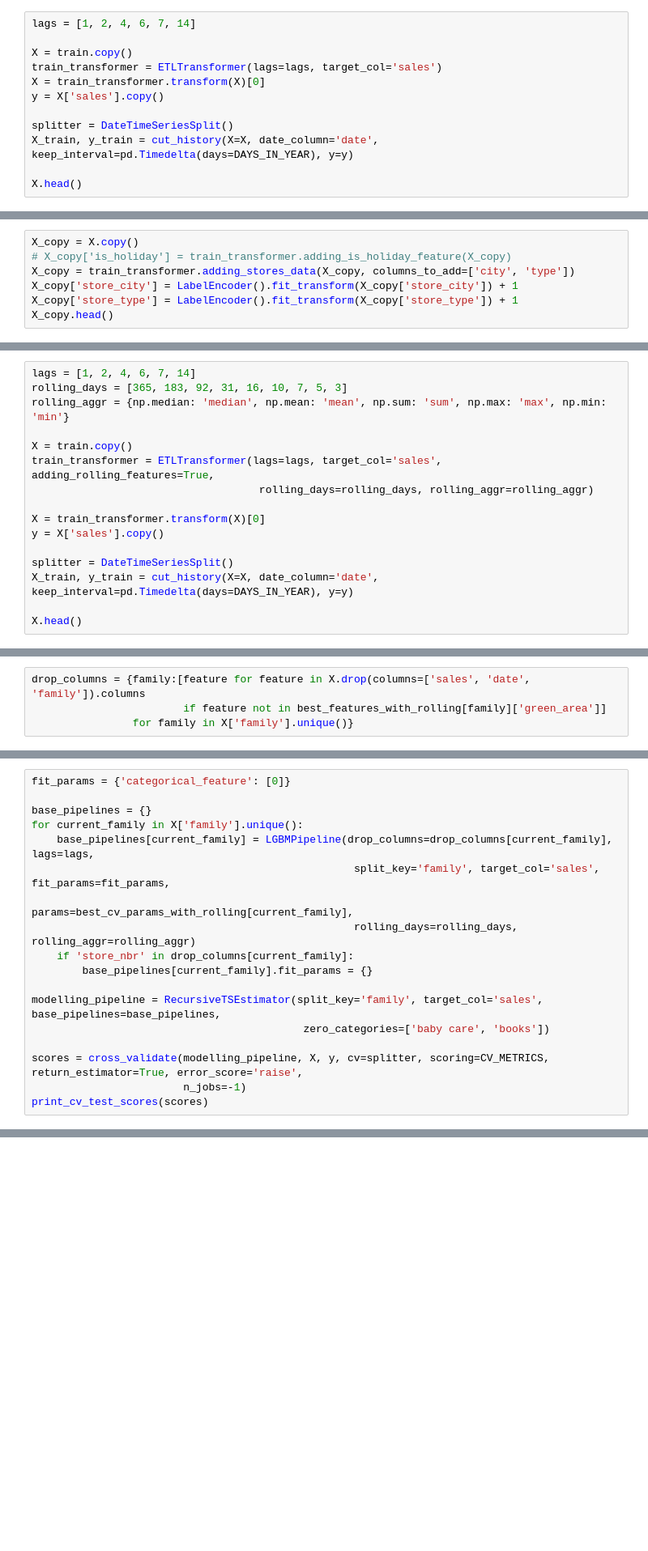
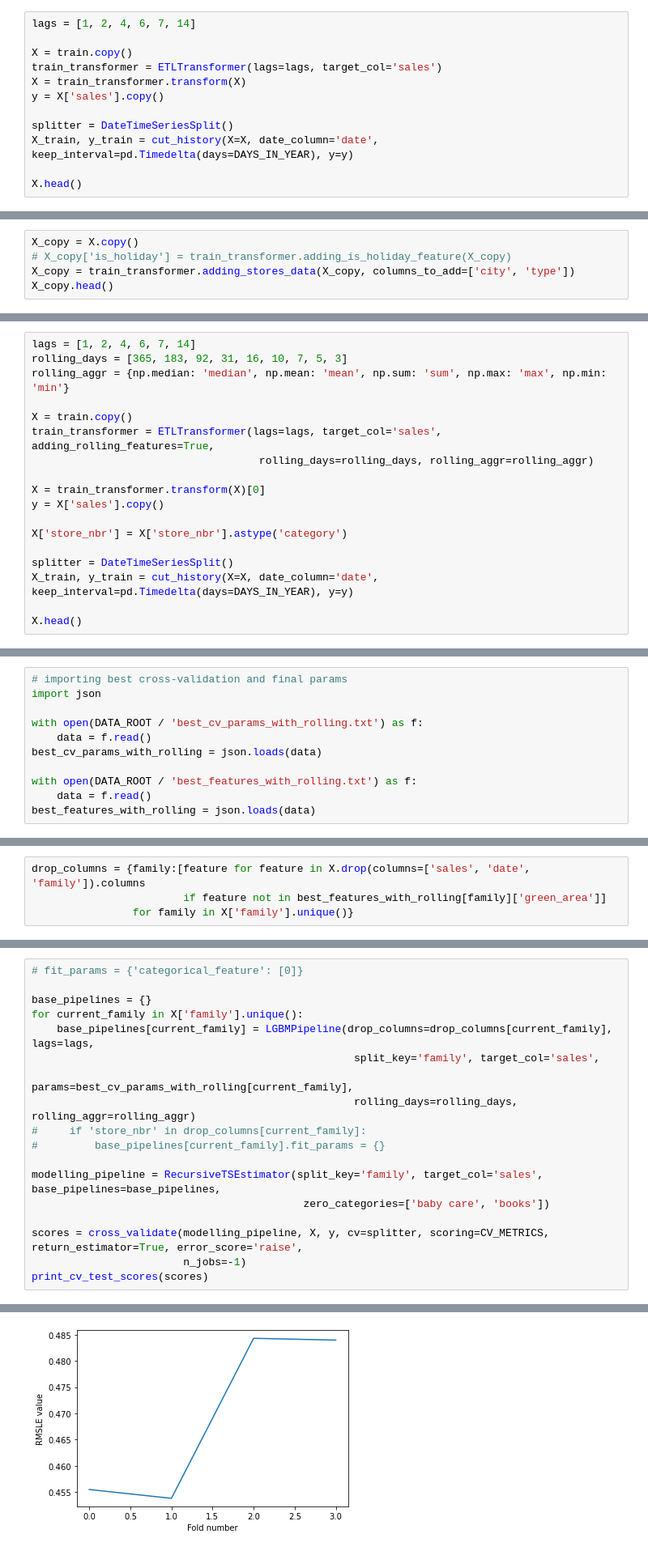
Before and after one commit to nikitastruhalsky/mentorship_EPAM, a Jupyter notebook: notebooks/kaggle/store-sales-time-series-forecasting/experiments/LightGBM.ipynb, the cells around one changed output, grey strips where cells are left out. Shown at 81% size. Drawn from its saved outputs; the diff is of its cells as text; blank space fills up the shorter version.

```diff
--- a/notebooks/kaggle/store-sales-time-series-forecasting/experiments/LightGBM.ipynb
+++ b/notebooks/kaggle/store-sales-time-series-forecasting/experiments/LightGBM.ipynb
@@ -141,7 +191,7 @@ lags = [1, 2, 4, 6, 7, 14]
 
 X = train.copy()
 train_transformer = ETLTransformer(lags=lags, target_col='sales')
-X = train_transformer.transform(X)[0]
+X = train_transformer.transform(X)
 y = X['sales'].copy()
 
 splitter = DateTimeSeriesSplit()
@@ -387,6 +472,4 @@ make_submission_file(test_data, final_modelling_pipeline, 'optuna_LGBM_and_linre
 X_copy = X.copy()
 # X_copy['is_holiday'] = train_transformer.adding_is_holiday_feature(X_copy)
 X_copy = train_transformer.adding_stores_data(X_copy, columns_to_add=['city', 'type'])
-X_copy['store_city'] = LabelEncoder().fit_transform(X_copy['store_city']) + 1
-X_copy['store_type'] = LabelEncoder().fit_transform(X_copy['store_type']) + 1
 X_copy.head()
@@ -449,6 +544,8 @@ train_transformer = ETLTransformer(lags=lags, target_col='sales', adding_rolling
 X = train_transformer.transform(X)[0]
 y = X['sales'].copy()
 
+X['store_nbr'] = X['store_nbr'].astype('category')
+
 splitter = DateTimeSeriesSplit()
 X_train, y_train = cut_history(X=X, date_column='date', keep_interval=pd.Timedelta(days=DAYS_IN_YEAR), y=y)
 
@@ -461,3 +574,14 @@ test_data.head()
+# %%
+# importing best cross-validation and final params
+import json
+
+with open(DATA_ROOT / 'best_cv_params_with_rolling.txt') as f:
+    data = f.read()
+best_cv_params_with_rolling = json.loads(data)
+
+with open(DATA_ROOT / 'best_features_with_rolling.txt') as f:
+    data = f.read()
+best_features_with_rolling = json.loads(data)
 # %%
 fit_params = {'categorical_feature': [0]}
 
@@ -522,16 +646,16 @@ best_cv_params_with_rolling = hyperparams_tuning(X_expand_train_first_fold, y_ex
                                                  drop_columns=drop_columns, lags=lags, rolling_days=rolling_days,
                                                  rolling_aggr=rolling_aggr, tscv_inner=tscv_inner)
 # %%
-fit_params = {'categorical_feature': [0]}
+# fit_params = {'categorical_feature': [0]}
 
 base_pipelines = {}
 for current_family in X['family'].unique():
     base_pipelines[current_family] = LGBMPipeline(drop_columns=drop_columns[current_family], lags=lags,
-                                                   split_key='family', target_col='sales', fit_params=fit_params,
+                                                   split_key='family', target_col='sales',
                                                    params=best_cv_params_with_rolling[current_family],
                                                    rolling_days=rolling_days, rolling_aggr=rolling_aggr)
-    if 'store_nbr' in drop_columns[current_family]:
-        base_pipelines[current_family].fit_params = {}
+#     if 'store_nbr' in drop_columns[current_family]:
+#         base_pipelines[current_family].fit_params = {}
 
 modelling_pipeline = RecursiveTSEstimator(split_key='family', target_col='sales', base_pipelines=base_pipelines,
                                            zero_categories=['baby care', 'books'])
@@ -539,3 +663,4 @@ modelling_pipeline = RecursiveTSEstimator(split_key='family', target_col='sales'
 scores = cross_validate(modelling_pipeline, X, y, cv=splitter, scoring=CV_METRICS, return_estimator=True, error_score='raise',
                         n_jobs=-1)
 print_cv_test_scores(scores)
+# %% [output]
@@ -542,3 +671,4 @@ print_cv_test_scores(scores)
+[figure, added]
 # %%
 # train_indices = next(splitter.split(X, y))[0]
 # X_train, y_train = X.iloc[train_indices], y.iloc[train_indices]
```
Also changed, not shown: parts of 21 cells of this notebook, 20 other files.
